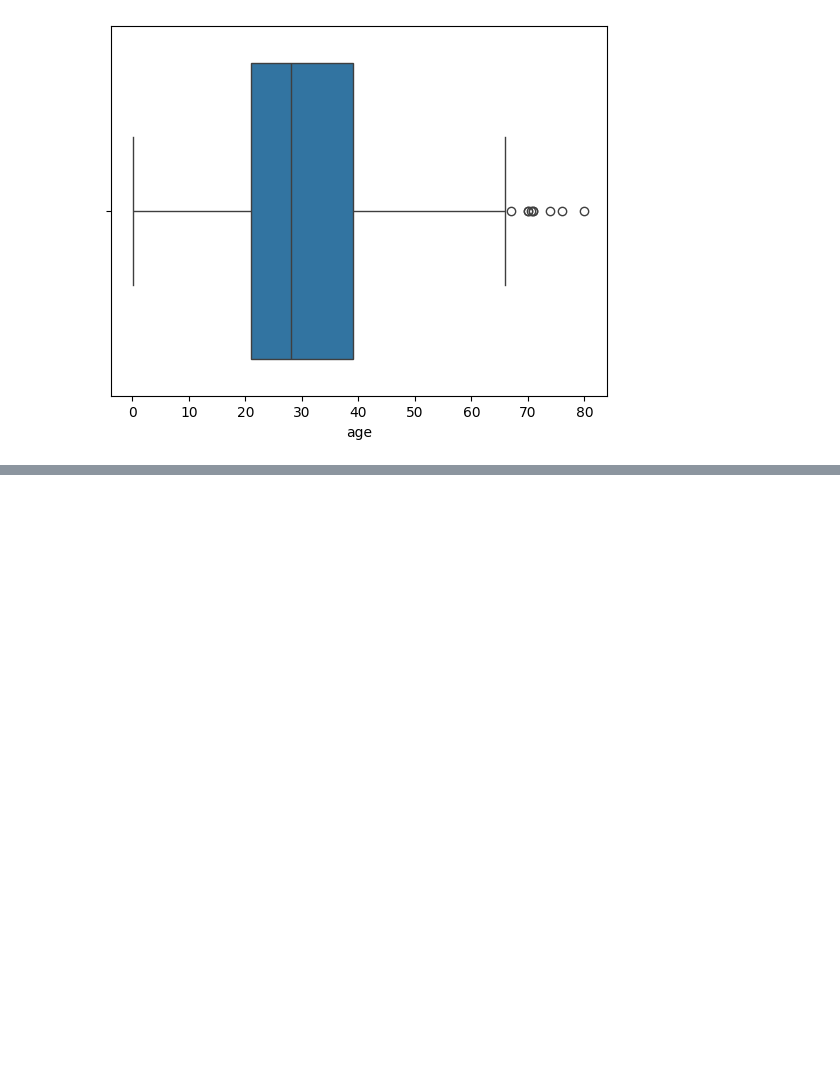
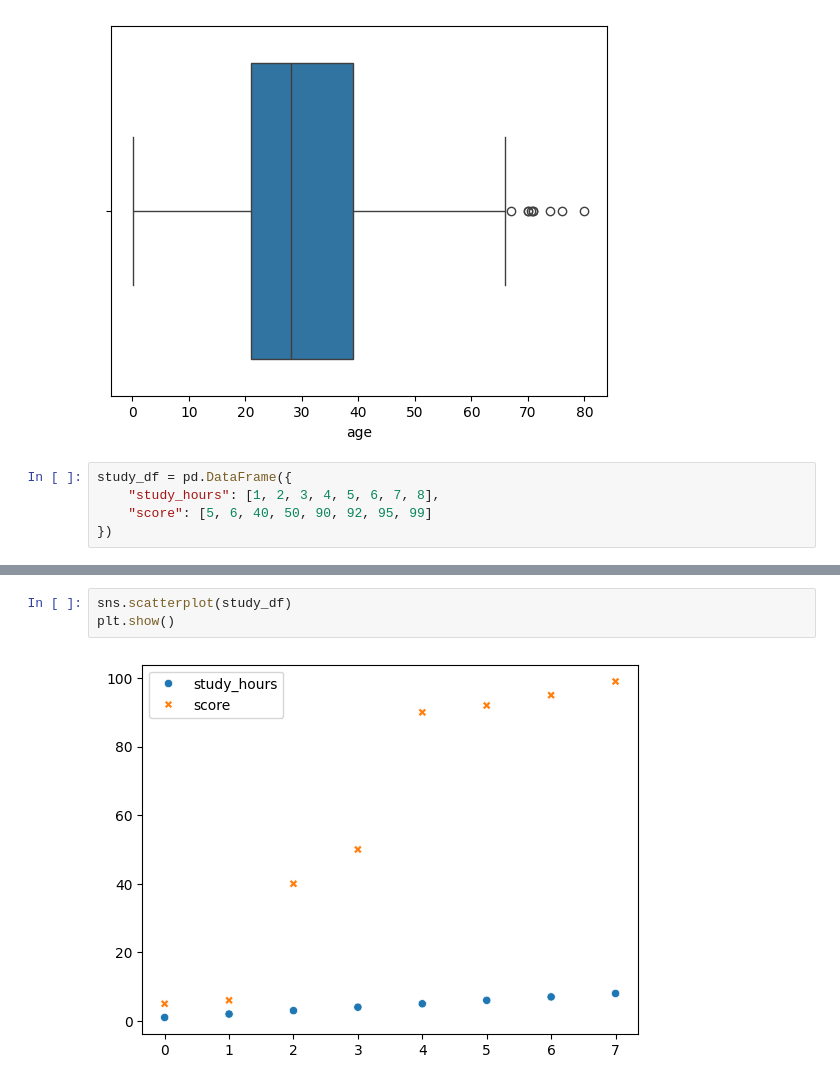
Before and after one commit to subhamoydatta703/Pandas-Seaborn-Scikit-Learn, a Jupyter notebook: seaborn/day1.ipynb, the cells around one changed output, grey strips where cells are left out. Drawn from its saved outputs; the diff is of its cells as text; blank space fills up the shorter version.

Commit message:
feat: add seaborn data visualization tutorial and update README goals

```diff
--- a/seaborn/day1.ipynb
+++ b/seaborn/day1.ipynb
@@ -186,3 +186,8 @@ sns.boxplot(data=df, x="age")
 plt.show()
 # %% [output]
 [figure]
+# %%
+study_df = pd.DataFrame({
+    "study_hours": [1, 2, 3, 4, 5, 6, 7, 8],
+    "score": [5, 6, 40, 50, 90, 92, 95, 99]
+})
@@ -188,0 +206,5 @@ plt.show()
+# %%
+sns.scatterplot(study_df)
+plt.show()
+# %% [output]
+[figure, added]
```
Also changed, not shown: parts of 8 cells of this notebook, 1 other file.
